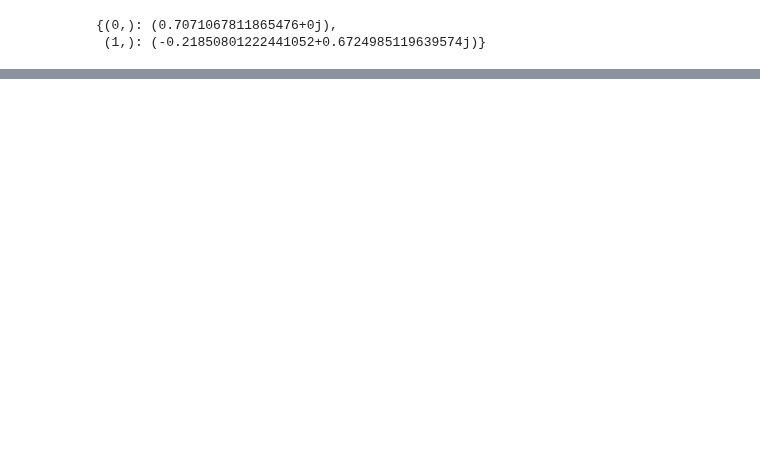
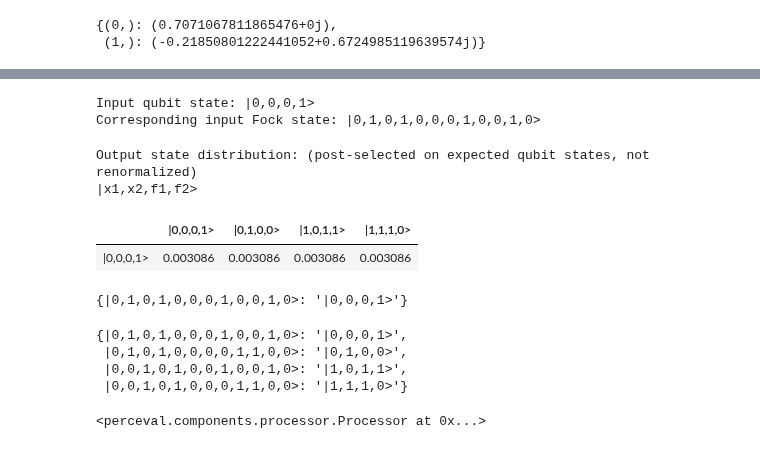
Before and after one commit to quantinuum-dev/optyx, a Jupyter notebook: docs/notebooks/test_perceval.ipynb, the cells around one changed output, grey strips where cells are left out. Drawn from its saved outputs; the diff is of its cells as text; code cells hidden in the pictures; blank space fills up the shorter version.

```diff
--- a/docs/notebooks/test_perceval.ipynb
+++ b/docs/notebooks/test_perceval.ipynb
@@ -456,0 +566,51 @@ p.components#[1][1]
+# %%
+qubit_istate = [0,0,0,1]
+istate = toFockState(qubit_istate)
+
+print("Input qubit state:", strState(qubit_istate))
+print("Corresponding input Fock state:", strState(istate))
+backend = pcvl.BackendFactory().get_backend("Naive")
+backend.set_circuit(circ)
+backend.set_input_state(pcvl.BasicState(istate))
+# %% [output]
+Input qubit state: |0,0,0,1>
+Corresponding input Fock state: |0,1,0,1,0,0,0,1,0,0,1,0>
+# %%
+input_states = {
+    pcvl.BasicState(pcvl.BasicState(istate)): strState(qubit_istate)
+}
+
+expected_output_states = {
+    pcvl.BasicState(toFockState([x1,x2,x1,1-x2])): strState([x1,x2,x1,1-x2])
+    for x1 in [0,1] for x2 in [0,1]
+}
+
+p = pcvl.Processor("Naive", circ)
+
+ca = pcvl.algorithm.Analyzer(p, input_states, expected_output_states)
+ca.compute()
+
+print("Output state distribution: (post-selected on expected qubit states, not renormalized)")
+print("|x1,x2,f1,f2>")
+pcvl.pdisplay(ca)
+# %% [output]
+Output state distribution: (post-selected on expected qubit states, not renormalized)
+|x1,x2,f1,f2>
+|  | |0,0,0,1> | |0,1,0,0> | |1,0,1,1> | |1,1,1,0> |
+| |0,0,0,1> | 0.003086 | 0.003086 | 0.003086 | 0.003086 |
+# %%
+input_states
+# %% [output]
+{|0,1,0,1,0,0,0,1,0,0,1,0>: '|0,0,0,1>'}
+# %%
+expected_output_states
+# %% [output]
+{|0,1,0,1,0,0,0,1,0,0,1,0>: '|0,0,0,1>',
+ |0,1,0,1,0,0,0,0,1,1,0,0>: '|0,1,0,0>',
+ |0,0,1,0,1,0,0,1,0,0,1,0>: '|1,0,1,1>',
+ |0,0,1,0,1,0,0,0,1,1,0,0>: '|1,1,1,0>'}
+# %%
+p = pcvl.Processor("Naive", 12)
+p.add(0, circ)
+# %% [output]
+<perceval.components.processor.Processor at 0x...>
```
Also changed, not shown: parts of 47 cells of this notebook.
